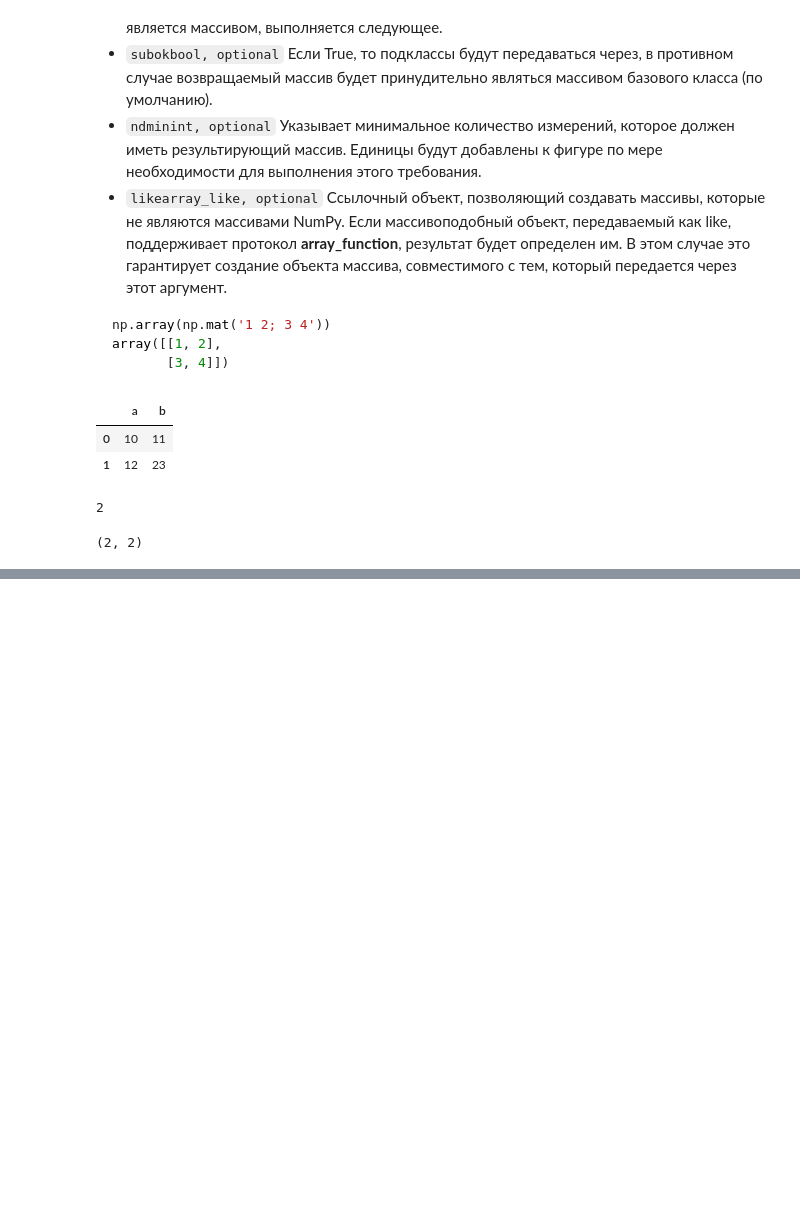
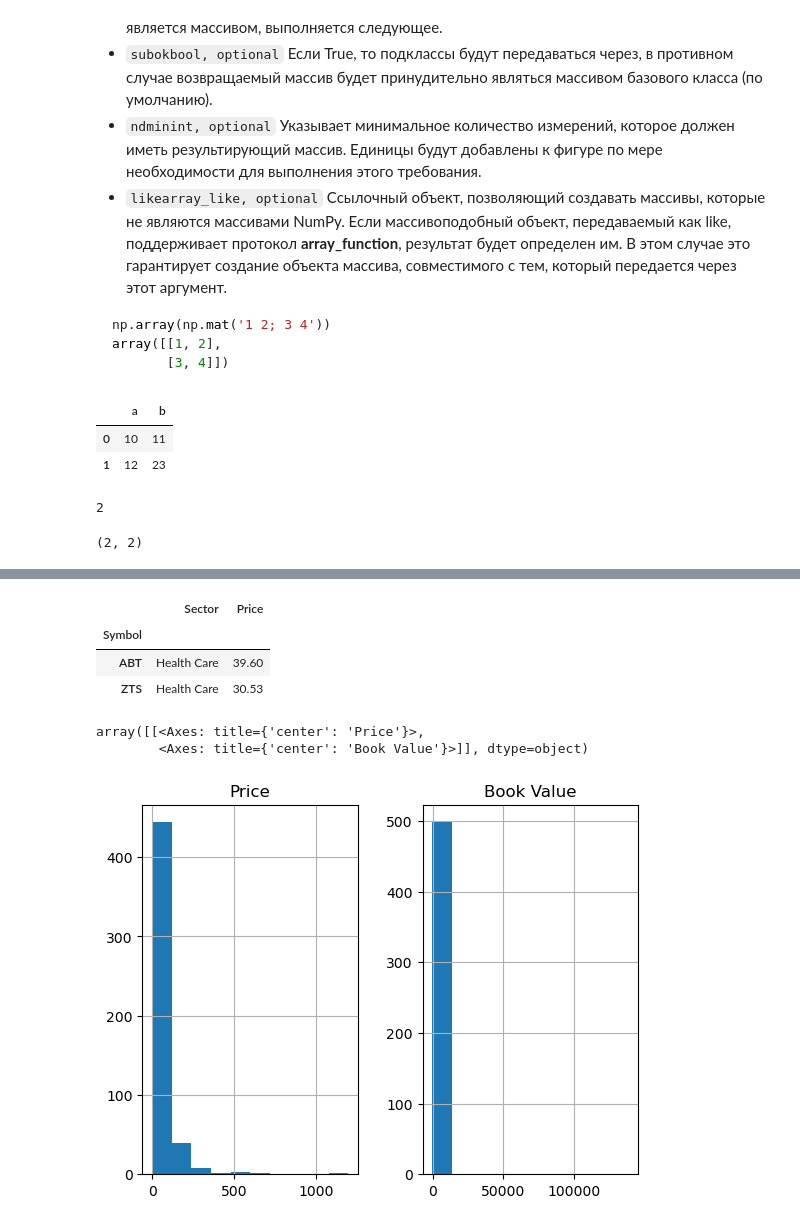
Before and after one commit to SENATOROVAI/DataScience-Maxim, a Jupyter notebook: Python/Pandas as ass/pd6-df.ipynb, the cells around one changed output, grey strips where cells are left out. Cells and saved outputs as stored; diff of their text form; code cells hidden in the pictures; blank space fills up the shorter version.

```diff
--- a/Python/Pandas as ass/pd6-df.ipynb
+++ b/Python/Pandas as ass/pd6-df.ipynb
@@ -38,0 +35,4 @@ df = pd.read_csv('https://raw.githubusercontent.com/SENATOROVAI/data2-pd/main/Da
+# %%
+df = pd.read_csv('../../Data/Dataset/sp500.csv', index_col='Symbol', usecols=[0, 2, 3, 7])
+df.head()
+# usecols - считываем тоько те столбцы кот указаны в списке
@@ -38,0 +220,13 @@ df = pd.read_csv('https://raw.githubusercontent.com/SENATOROVAI/data2-pd/main/Da
+# %%
+df.loc[['ABT', 'ZTS']][['Sector', 'Price']]
+# %% [output]
+|  | Sector | Price |
+| Symbol |  |  |
+| ABT | Health Care | 39.60 |
+| ZTS | Health Care | 30.53 |
+# %%
+df.hist()
+# %% [output]
+array([[<Axes: title={'center': 'Price'}>,
+        <Axes: title={'center': 'Book Value'}>]], dtype=object)
+[figure, added]
```
Also changed, not shown: parts of 31 cells of this notebook, 10 other files.
